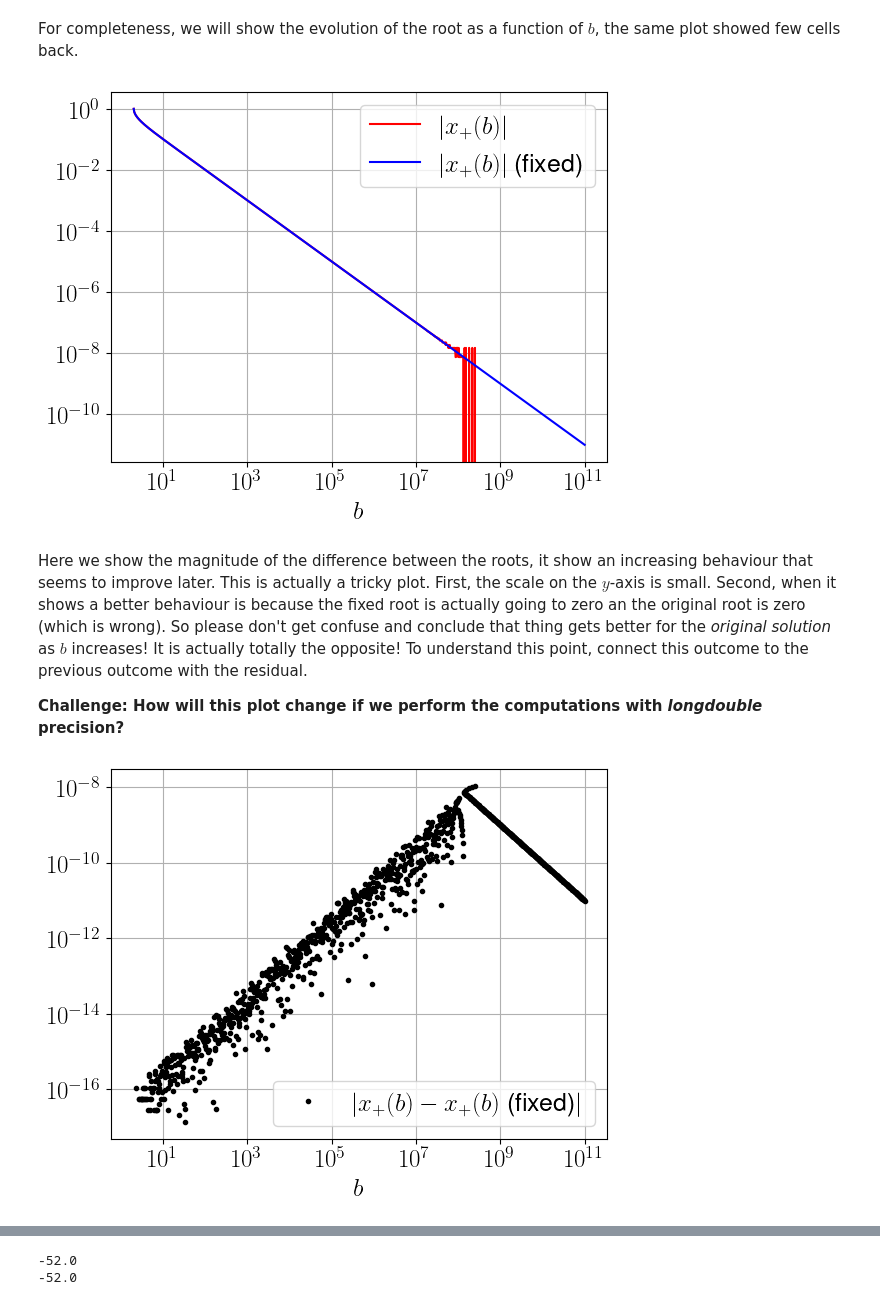
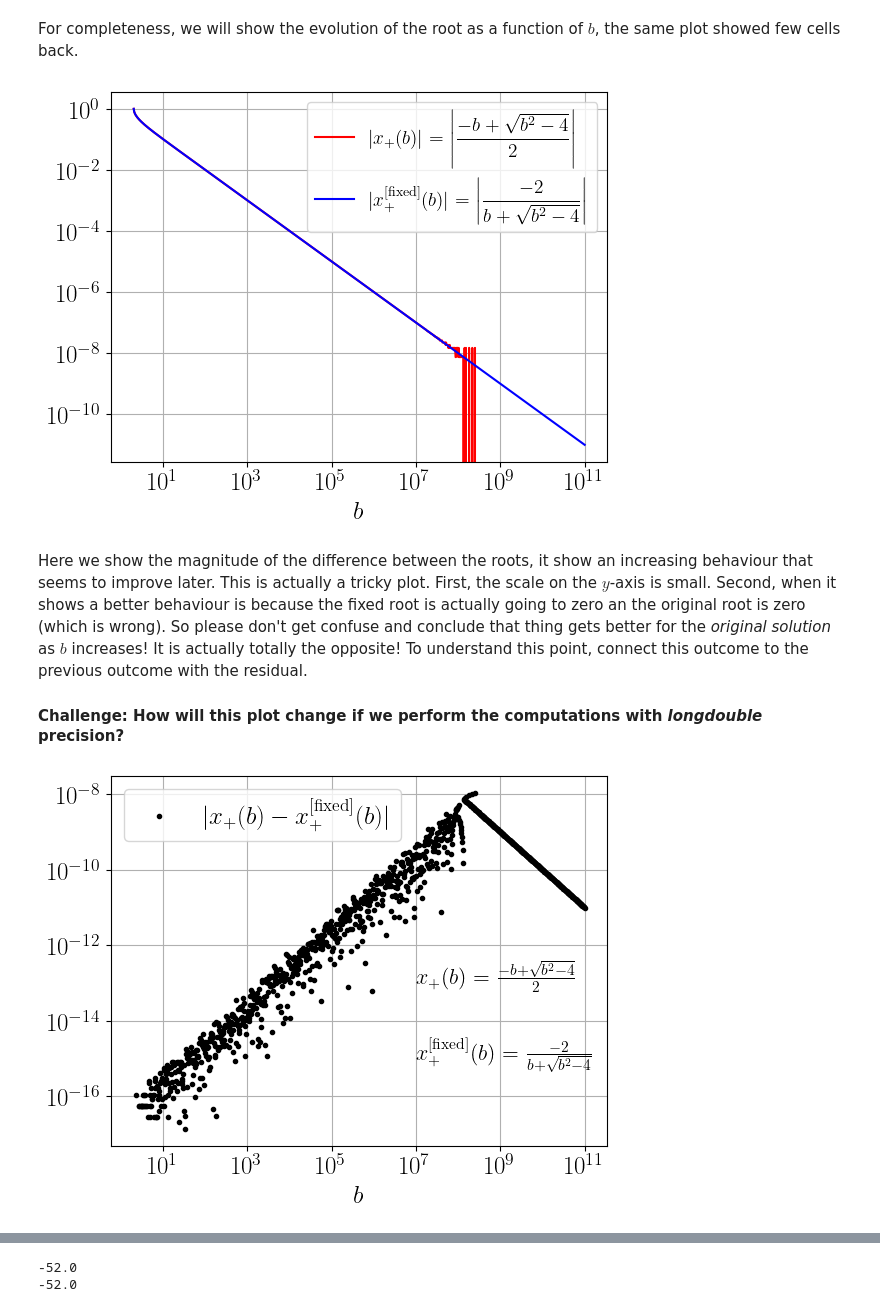
Before and after one commit to tclaudioe/Scientific-Computing-V3, a Jupyter notebook: Bonus - current/Bonus - 02 - Quadratic formula.ipynb, the cells around one changed output, grey strips where cells are left out. Cells and saved outputs as stored; diff of their text form; code cells hidden in the pictures.

```diff
--- a/Bonus - current/Bonus - 02 - Quadratic formula.ipynb
+++ b/Bonus - current/Bonus - 02 - Quadratic formula.ipynb
@@ -343,14 +419,14 @@ For completeness, we will show the evolution of the root as a function of $b$, t
 # %%
 b = np.logspace(np.log10(2),11,1000) # Just using a higher resolution for plotting
 plt.figure()
-plt.loglog(b,np.abs(x_pos(b)),'r-',label='$|x_{+}(b)|$')
-plt.loglog(b,np.abs(x_pos_fixed(b)),'b-',label='$|x_{+}(b)|$ (fixed)')
+plt.loglog(b,np.abs(x_pos(b)),'r-',label=r'$|x_{+}(b)|=\left|\displaystyle\frac{-b+\sqrt{b^2-4}}{2}\right|$')
+plt.loglog(b,np.abs(x_pos_fixed(b)),'b-',label=r'$|x_{+}^{\mathrm{[fixed]}}(b)|=\left|\displaystyle\frac{-2}{b+\sqrt{b^2-4}}\right|$')
 plt.grid(True)
 plt.xlabel('$b$')
-plt.legend(loc='best')
+plt.legend(loc='best',fontsize=14)
 plt.show()
 # %% [output]
-[figure, old version]
+[figure, new version]
 # %% [markdown]
 Here we show the magnitude of the difference between the roots, it show an increasing behaviour that seems to improve later.
 This is actually a tricky plot.
@@ -360,17 +436,19 @@ So please don't get confuse and conclude that thing gets better for the _origina
 It is actually totally the opposite!
 To understand this point, connect this outcome to the previous outcome with the residual.
 
-**Challenge: How will this plot change if we perform the computations with _longdouble_ precision?**
+#### **Challenge: How will this plot change if we perform the computations with _longdouble_ precision?**
 # %%
 b = np.logspace(np.log10(2),11,1000) # Just using a higher resolution for plotting
 plt.figure()
-plt.loglog(b,np.abs(x_pos(b)-x_pos_fixed(b)),'.k',label='$|x_{+}(b)-x_{+}(b)$ (fixed)$|$')
+plt.loglog(b,np.abs(x_pos(b)-x_pos_fixed(b)),'.k',label=r'$|x_{+}(b)-x_{+}^{\mathrm{[fixed]}}(b)|$')
 plt.grid(True)
 plt.xlabel('$b$')
+plt.text(1e7, 1e-13, r'$x_{+}(b)=\frac{-b+\sqrt{b^2-4}}{2}$', fontsize=16)
+plt.text(1e7, 1e-15, r'$x_{+}^{\mathrm{[fixed]}}(b)=\frac{-2}{b+\sqrt{b^2-4}}$', fontsize=16)
 plt.legend(loc='best')
 plt.show()
 # %% [output]
-[figure, old version]
+[figure, new version]
 # %% [markdown]
 # Conclusion
 
```
Also changed, not shown: parts of 18 cells of this notebook.
